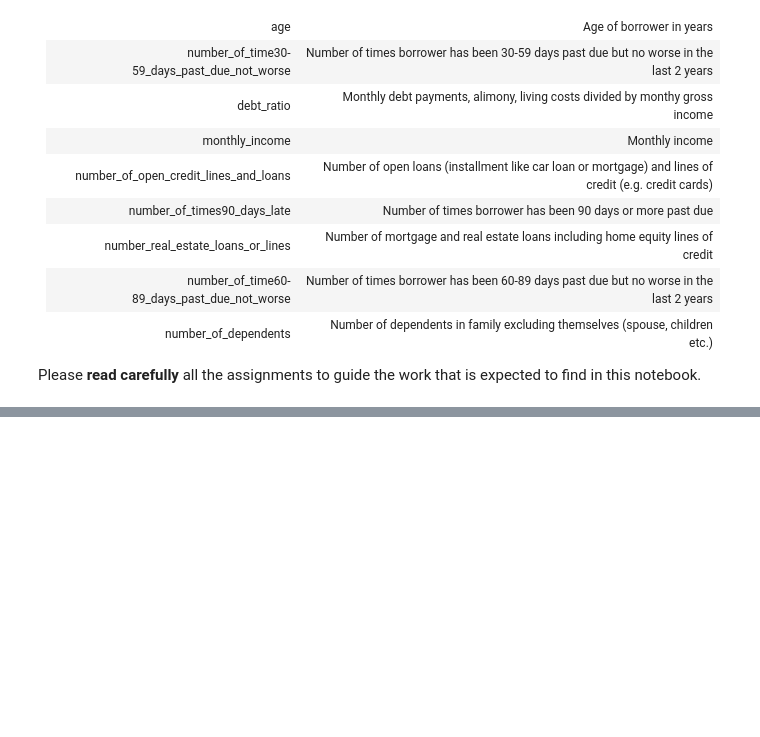
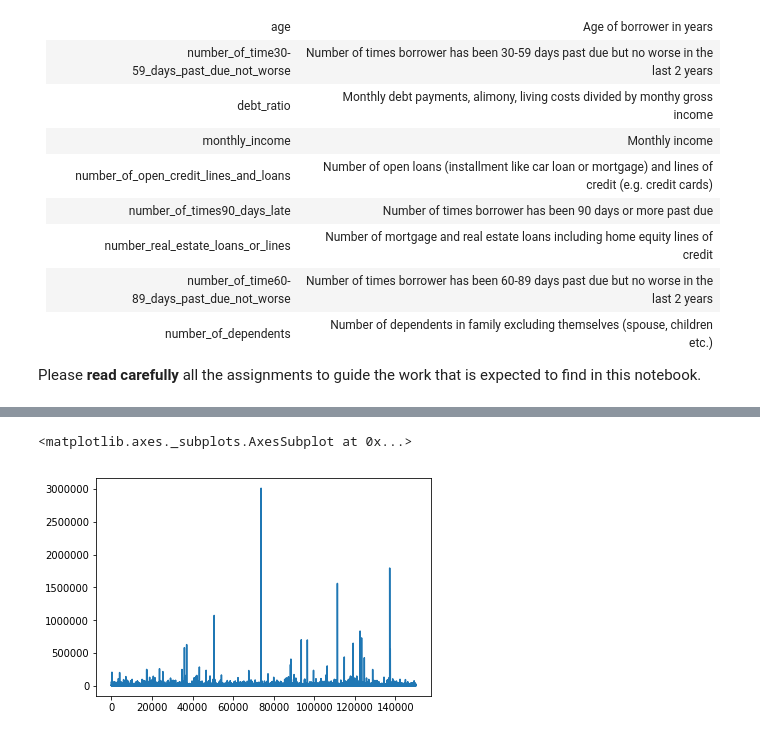
Before and after one commit to yaninaiberra/Fligoo_EDA, a Jupyter notebook: Fligoo_TechInterview_Credit.ipynb, the cells around one changed output, grey strips where cells are left out. Saved outputs shown, nothing was run; the diff lists cells and outputs as text; code cells hidden in the pictures; blank space fills up the shorter version.

```diff
--- a/Fligoo_TechInterview_Credit.ipynb
+++ b/Fligoo_TechInterview_Credit.ipynb
@@ -72,0 +390,5 @@ Once you complete the assessment, please send a ZIP file of the folder with all
+# %%
+borrowers_dropna['monthly_income'].plot()
+# %% [output]
+<matplotlib.axes._subplots.AxesSubplot at 0x...>
+[figure, added]
```
Also changed, not shown: parts of 58 cells of this notebook.
